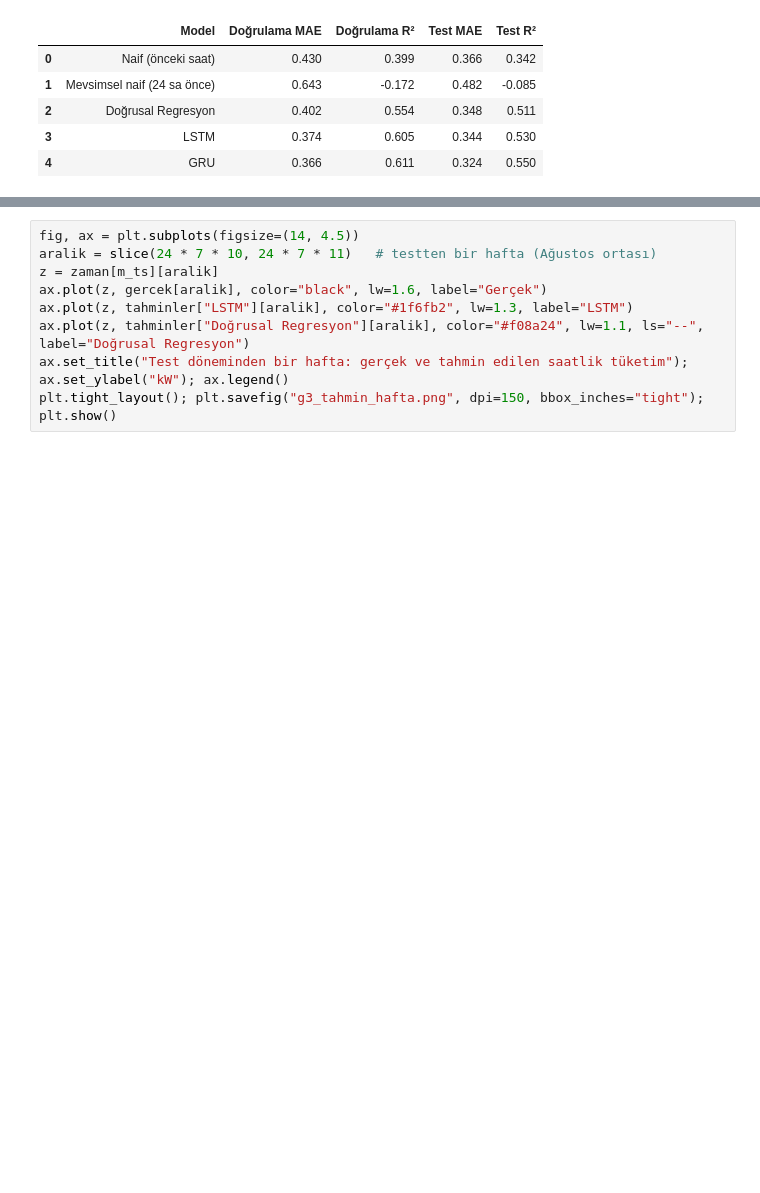
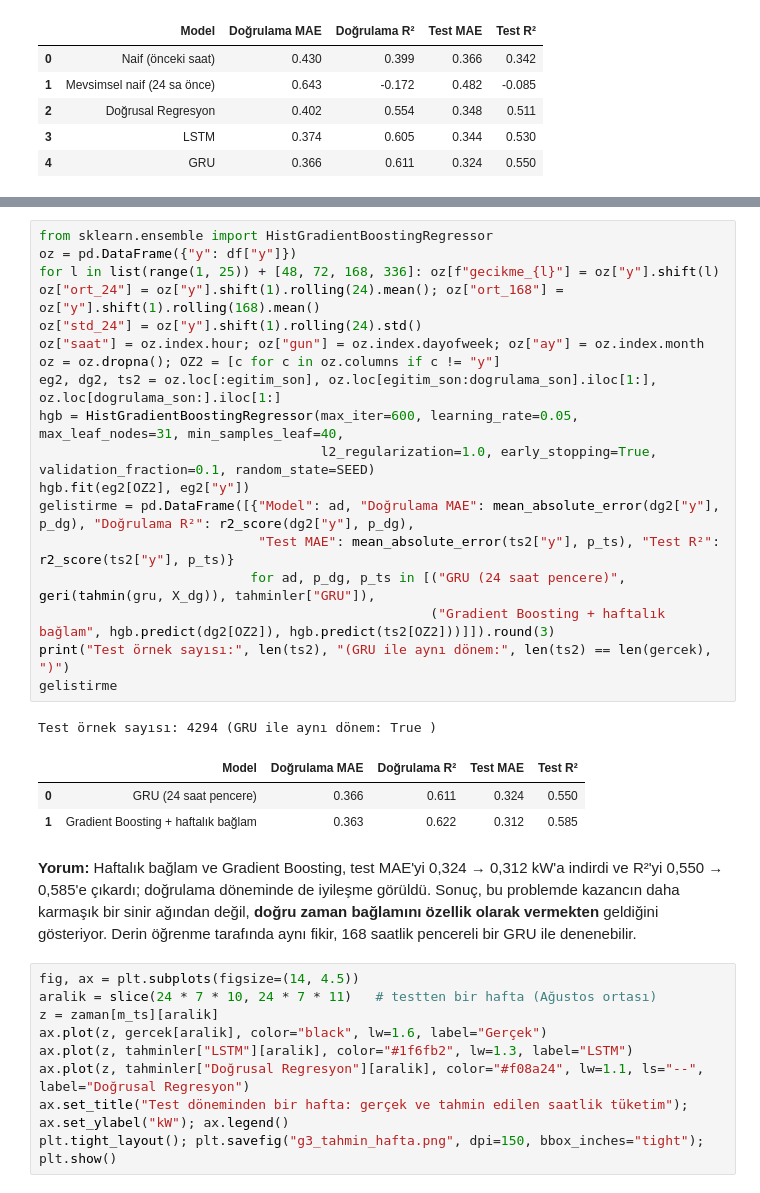
Before and after one commit to mirhanserim/yapay-zeka-portfolyo, a Jupyter notebook: 4_MLDL_Enerji/Enerji_Tuketimi_Tahmini.ipynb, the cells around one changed output, grey strips where cells are left out. Cells and saved outputs as stored; diff of their text form; blank space fills up the shorter version.

Commit message:
Proje 4: haftalık bağlam + Gradient Boosting geliştirme denemesi

```diff
--- a/4_MLDL_Enerji/Enerji_Tuketimi_Tahmini.ipynb
+++ b/4_MLDL_Enerji/Enerji_Tuketimi_Tahmini.ipynb
@@ -273,3 +279,30 @@ iki_donem
+# %%
+from sklearn.ensemble import HistGradientBoostingRegressor
+oz = pd.DataFrame({"y": df["y"]})
+for l in list(range(1, 25)) + [48, 72, 168, 336]: oz[f"gecikme_{l}"] = oz["y"].shift(l)
+oz["ort_24"] = oz["y"].shift(1).rolling(24).mean(); oz["ort_168"] = oz["y"].shift(1).rolling(168).mean()
+oz["std_24"] = oz["y"].shift(1).rolling(24).std()
+oz["saat"] = oz.index.hour; oz["gun"] = oz.index.dayofweek; oz["ay"] = oz.index.month
+oz = oz.dropna(); OZ2 = [c for c in oz.columns if c != "y"]
+eg2, dg2, ts2 = oz.loc[:egitim_son], oz.loc[egitim_son:dogrulama_son].iloc[1:], oz.loc[dogrulama_son:].iloc[1:]
+hgb = HistGradientBoostingRegressor(max_iter=600, learning_rate=0.05, max_leaf_nodes=31, min_samples_leaf=40,
+                                    l2_regularization=1.0, early_stopping=True, validation_fraction=0.1, random_state=SEED)
+hgb.fit(eg2[OZ2], eg2["y"])
+gelistirme = pd.DataFrame([{"Model": ad, "Doğrulama MAE": mean_absolute_error(dg2["y"], p_dg), "Doğrulama R²": r2_score(dg2["y"], p_dg),
+                            "Test MAE": mean_absolute_error(ts2["y"], p_ts), "Test R²": r2_score(ts2["y"], p_ts)}
+                           for ad, p_dg, p_ts in [("GRU (24 saat pencere)", geri(tahmin(gru, X_dg)), tahminler["GRU"]),
+                                                  ("Gradient Boosting + haftalık bağlam", hgb.predict(dg2[OZ2]), hgb.predict(ts2[OZ2]))]]).round(3)
+print("Test örnek sayısı:", len(ts2), "(GRU ile aynı dönem:", len(ts2) == len(gercek), ")")
+gelistirme
+# %% [output]
+Test örnek sayısı: 4294 (GRU ile aynı dönem: True )
+|  | Model | Doğrulama MAE | Doğrulama R² | Test MAE | Test R² |
+| 0 | GRU (24 saat pencere) | 0.366 | 0.611 | 0.324 | 0.550 |
+| 1 | Gradient Boosting + haftalık bağlam | 0.363 | 0.622 | 0.312 | 0.585 |
+# %% [markdown]
+**Yorum:** Haftalık bağlam ve Gradient Boosting, test MAE'yi 0,324 → 0,312 kW'a indirdi ve R²'yi 0,550 → 0,585'e çıkardı; doğrulama döneminde de
+iyileşme görüldü. Sonuç, bu problemde kazancın daha karmaşık bir sinir ağından değil, **doğru zaman bağlamını özellik olarak vermekten** geldiğini
+gösteriyor. Derin öğrenme tarafında aynı fikir, 168 saatlik pencereli bir GRU ile denenebilir.
 # %%
 fig, ax = plt.subplots(figsize=(14, 4.5))
 aralik = slice(24 * 7 * 10, 24 * 7 * 11)   # testten bir hafta (Ağustos ortası)
```
Also changed, not shown: parts of 2 cells of this notebook.
